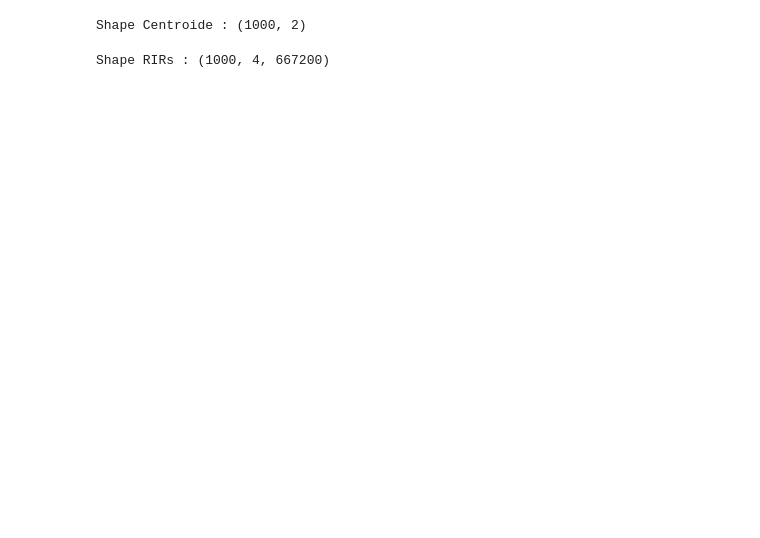
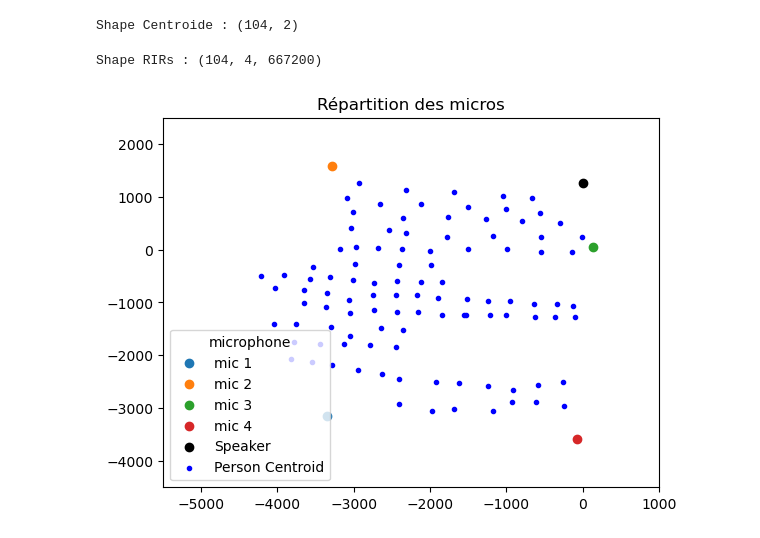
Before and after one commit to Flooweur/hackathon-acoustic-2024, a Jupyter notebook: test.ipynb, the cells around one changed output. Saved outputs shown, nothing was run; the diff lists cells and outputs as text; code cells hidden in the pictures; blank space fills up the shorter version.

Commit message:
feat(add): add data visualization - test

```diff
--- a/test.ipynb
+++ b/test.ipynb
@@ -48,14 +5,65 @@ plt.show()
 # %%
-DATASET_PATH = "/home/onyxia/work/hackathon-acoustic-2024/data/LivingRoom_preprocessed_hack/Human1/"
+DATASET_PATH = "/home/onyxia/work/hackathon-acoustic-2024/data/LivingRoom_preprocessed_hack/Human2/"
 # %%
 # Load centroid (humain xy positions)
 
 centroid = np.load(os.path.join(DATASET_PATH, 'centroid.npy'))
 print(f"Shape Centroide : {centroid.shape} ")
 # %% [output]
-Shape Centroide : (1000, 2)
+Shape Centroide : (104, 2)
 # %%
 RIRs = np.load(os.path.join(DATASET_PATH, "deconvoled_trim.npy"), mmap_mode='r')
 print(f"Shape RIRs : {RIRs.shape} ")
 # %% [output]
-Shape RIRs : (1000, 4, 667200)
+Shape RIRs : (104, 4, 667200)
+# %%
+mic_height = 50.3125
+feet = 12
+y_tile = 23.5
+x_tile = 11 +7/8
+
+camera_origin_location = np.array([-6*x_tile-5.75, -y_tile, 45+13/16])*25.4
+
+mic_1 = np.array([-11*x_tile - 1, -5*y_tile - 6-3/8, mic_height]) * 25.4
+mic_4= np.array([-11*x_tile + 1.25 + 1/16, 2.5*y_tile+3.75, mic_height]) * 25.4
+mic_6 = np.array([5+3/8, 2+1/8, mic_height]) * 25.4
+mic_9 = np.array([-3, -6*y_tile - 0.5, mic_height]) * 25.4
+
+
+mic_xyzs = np.stack((mic_1,mic_4, mic_6, mic_9),axis=0)
+
+SPEAKER_BOTTOM_RIGHT_Y = (1200.15 + 1196.975 + 1206.5)/ 3
+SPEAKER_BOTTOM_RIGHT_X = (88.9 + 107.95 + 101.6) / 3
+SPEAKER_BOTTOM_LEFT_Y = (1327.15 + 1311.55712764 + 1317.625) / 3
+SPEAKER_BOTTOM_LEFT_X = - 76.98583188
+
+speaker_xyz_bottom_right = np.array([SPEAKER_BOTTOM_RIGHT_X, SPEAKER_BOTTOM_RIGHT_Y, 44.5*25.4])
+speaker_xyz_bottom_left = np.array([SPEAKER_BOTTOM_LEFT_X, SPEAKER_BOTTOM_LEFT_Y, 44.5*25.4])
+speaker_xyz_top_right = np.array([SPEAKER_BOTTOM_RIGHT_X, SPEAKER_BOTTOM_RIGHT_Y, (44.5+17)*25.4])
+speaker_xyz_top_left = np.array([SPEAKER_BOTTOM_LEFT_X, SPEAKER_BOTTOM_LEFT_Y, (44.5+17)*25.4])
+speaker_xyz = (speaker_xyz_bottom_right+speaker_xyz_bottom_left+speaker_xyz_top_right+speaker_xyz_top_left)/4
+
+
+walls = None
+x_min = - 4000
+x_max = 500
+y_min = -4000
+y_max = 2000
+
+
+## affichier la disposition des microphones.
+for idx, mic in enumerate(mic_xyzs):
+    plt.scatter(mic[0], mic[1], label=f'mic {idx+1}')
+
+plt.scatter(speaker_xyz[0], speaker_xyz[1], color='black', label='Speaker')
+
+
+plt.scatter(centroid[:, 0], centroid[:, 1], label='Person Centroid', c='b', marker='.')
+
+plt.title("Répartition des micros")
+plt.xlim([-5500, 1000])
+plt.ylim([-4500, 2500])
+plt.legend(loc="lower left", title="microphone")
+plt.show()
+# %% [output]
+[figure, added]
```
Also changed, not shown: parts of 4 cells of this notebook.
